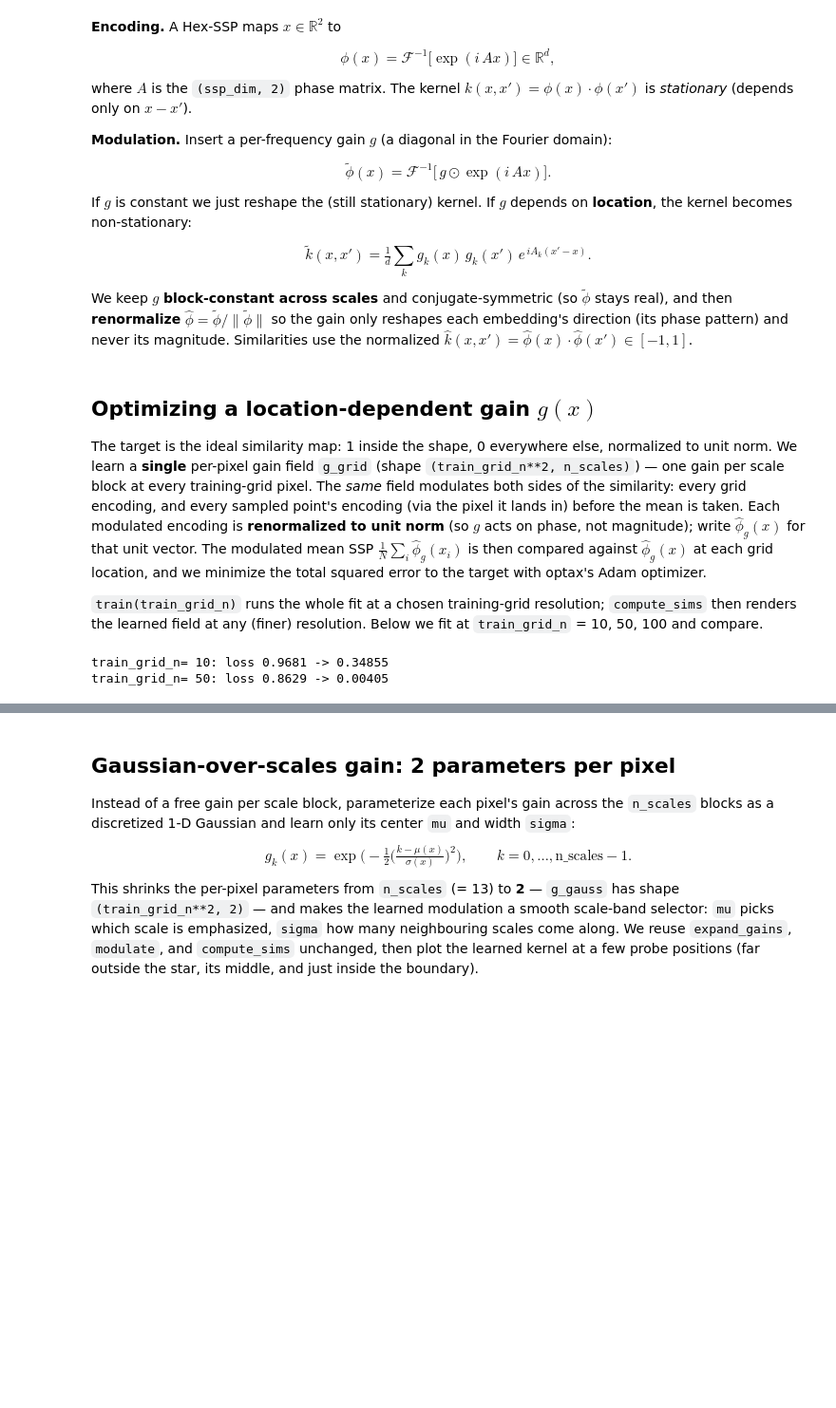
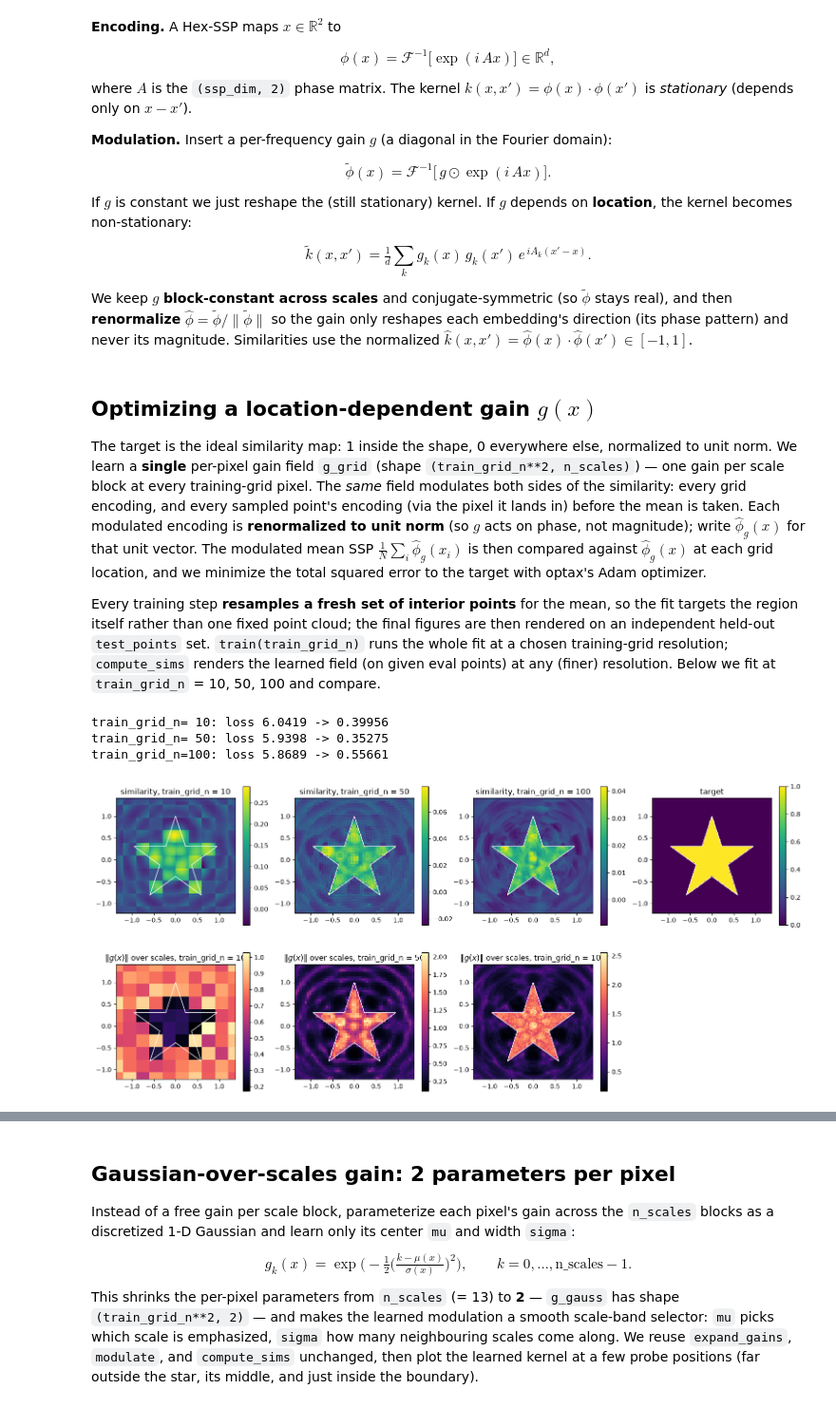
Before and after one commit to neuromorphs/MultiScaleSSPs, a Jupyter notebook: examples/star_ssp_mean.ipynb, the cells around one changed output, grey strips where cells are left out. Shown at 95% size. Saved outputs shown, nothing was run; the diff lists cells and outputs as text; code cells hidden in the pictures; blank space fills up the shorter version.

```diff
--- a/examples/star_ssp_mean.ipynb
+++ b/examples/star_ssp_mean.ipynb
@@ -210,7 +217,10 @@ unit vector. The modulated mean SSP $\tfrac1N\sum_i \hat\phi_g(x_i)$ is then
 compared against $\hat\phi_g(x)$ at each grid location, and we minimize the
 total squared error to the target with optax's Adam optimizer.
 
+Every training step **resamples a fresh set of interior points** for the mean,
+so the fit targets the region itself rather than one fixed point cloud; the
+final figures are then rendered on an independent held-out `test_points` set.
 `train(train_grid_n)` runs the whole fit at a chosen training-grid resolution;
-`compute_sims` then renders the learned field at any (finer) resolution. Below
-we fit at `train_grid_n` = 10, 50, 100 and compare.
+`compute_sims` renders the learned field (on given eval points) at any (finer)
+resolution. Below we fit at `train_grid_n` = 10, 50, 100 and compare.
 # %%
@@ -289,37 +311,39 @@ def gain_magnitude(params, train_grid_n):
 
 ncols = len(train_grid_ns) + 1
 fig, axs = plt.subplots(2, ncols, figsize=(4.8 * ncols, 8.6))
 
-# Row 0: optimized similarity maps, with the target in the last column
+# Row 0: optimized similarity maps (rendered on held-out test_points), target last
 for ax, n in zip(axs[0], train_grid_ns):
     params, _ = results[n]
-    sims_opt = compute_sims(render_grid_n, n, expand_gains(params["g_grid"]))
+    sims_opt = compute_sims(render_grid_n, n, expand_gains(params["g_grid"]), test_points)
     im = ax.pcolormesh(Xr, Yr, sims_opt, cmap="viridis", shading="auto")
     ax.add_patch(PathPatch(shape_path, facecolor="none", edgecolor="white", lw=1))
     ax.set_aspect("equal")
     ax.set_title(f"similarity, train_grid_n = {n}")
     fig.colorbar(im, ax=ax)
 im = axs[0, -1].pcolormesh(Xr, Yr, target_map, cmap="viridis", shading="auto")
 axs[0, -1].add_patch(PathPatch(shape_path, facecolor="none", edgecolor="white", lw=1))
 axs[0, -1].set_aspect("equal")
 axs[0, -1].set_title("target")
 fig.colorbar(im, ax=axs[0, -1])
 
 # Row 1: magnitude of the learned per-pixel gain vector, ||g(x)|| over the
 # n_scales gains (nearest-upsampled from the train grid)
 for ax, n in zip(axs[1], train_grid_ns):
     params, _ = results[n]
     im = ax.pcolormesh(Xr, Yr, gain_magnitude(params, n), cmap="magma", shading="auto")
     ax.add_patch(PathPatch(shape_path, facecolor="none", edgecolor="white", lw=1))
     ax.set_aspect("equal")
     ax.set_title(rf"$\|g(x)\|$ over scales, train_grid_n = {n}")
     fig.colorbar(im, ax=ax)
 axs[1, -1].axis("off")   # no gain panel to pair with the target
 
 plt.show()
 # %% [output]
-train_grid_n= 10: loss 0.9681 -> 0.34855
-train_grid_n= 50: loss 0.8629 -> 0.00405
+train_grid_n= 10: loss 6.0419 -> 0.39956
+train_grid_n= 50: loss 5.9398 -> 0.35275
+train_grid_n=100: loss 5.8689 -> 0.55661
+[figure, added]
 # %%
 # Loss curves: finer training grids have more free gains to fit the target
 fig, ax = plt.subplots(figsize=(5, 3.5))
```
Also changed, not shown: parts of 9 cells of this notebook.
